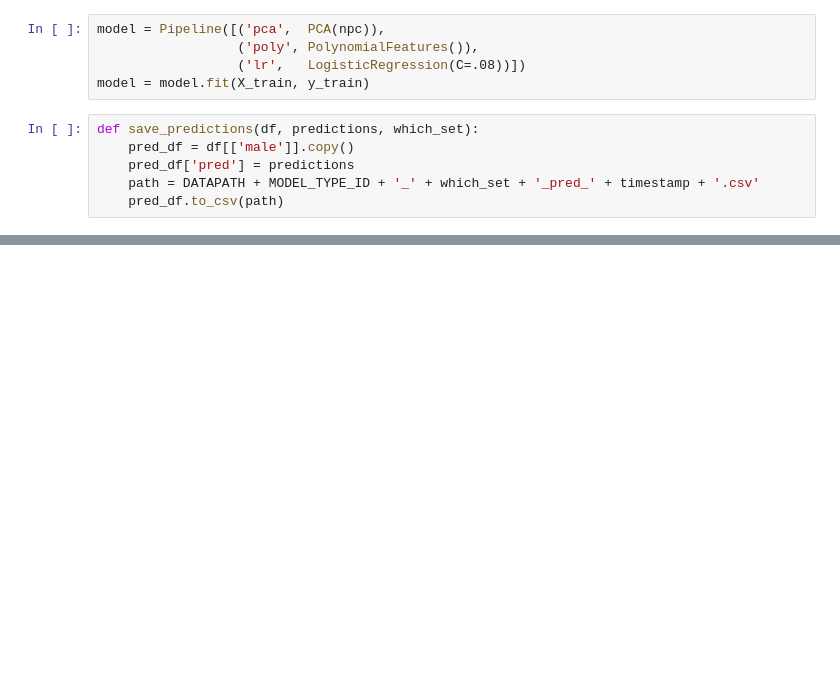
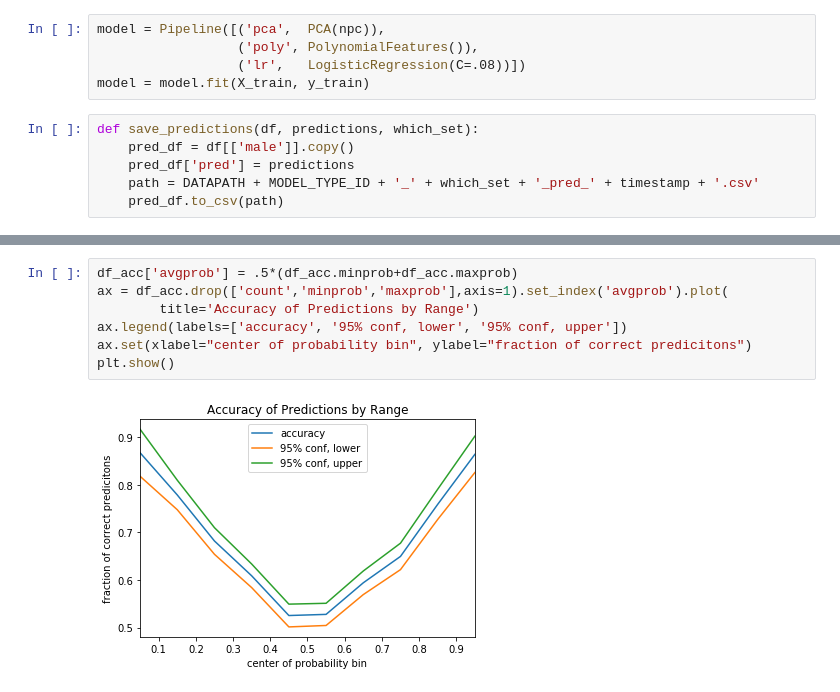
Before and after one commit to andyharless/twit_demog, a Jupyter notebook: code/lr_poly_with_lstm_and_pooled.ipynb, the cells around one changed output, grey strips where cells are left out. Cells and saved outputs as stored; diff of their text form; blank space fills up the shorter version.

```diff
--- a/code/lr_poly_with_lstm_and_pooled.ipynb
+++ b/code/lr_poly_with_lstm_and_pooled.ipynb
@@ -260,3 +274,12 @@ df_acc.set_index(['minprob','maxprob'])
+# %%
+df_acc['avgprob'] = .5*(df_acc.minprob+df_acc.maxprob)
+ax = df_acc.drop(['count','minprob','maxprob'],axis=1).set_index('avgprob').plot(
+        title='Accuracy of Predictions by Range')
+ax.legend(labels=['accuracy', '95% conf, lower', '95% conf, upper'])
+ax.set(xlabel="center of probability bin", ylabel="fraction of correct predicitons")
+plt.show()
+# %% [output]
+[figure, added]
 # %%
 if SAVE_MODEL:
     from joblib import dump
```
Also changed, not shown: parts of 16 cells of this notebook.
